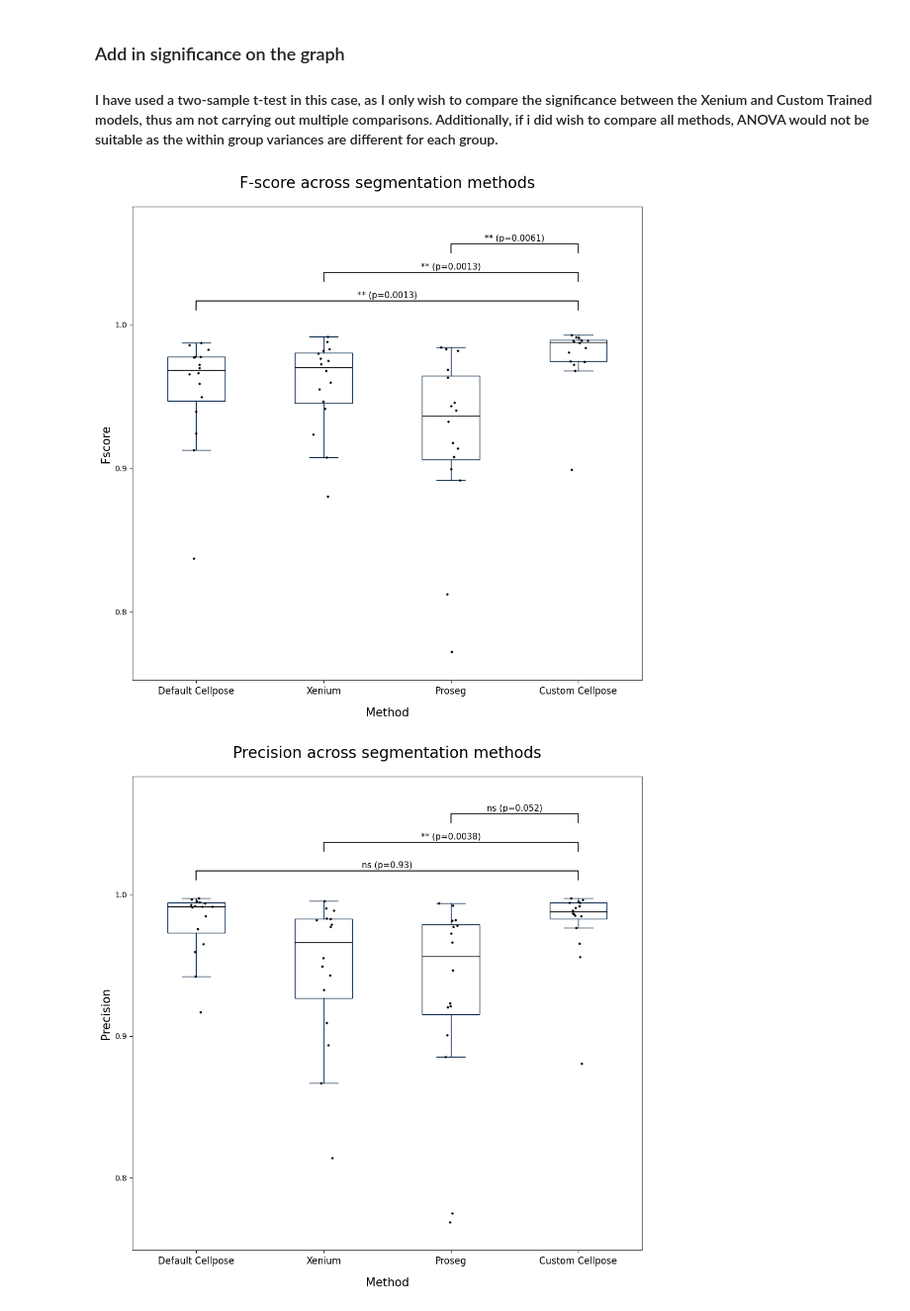
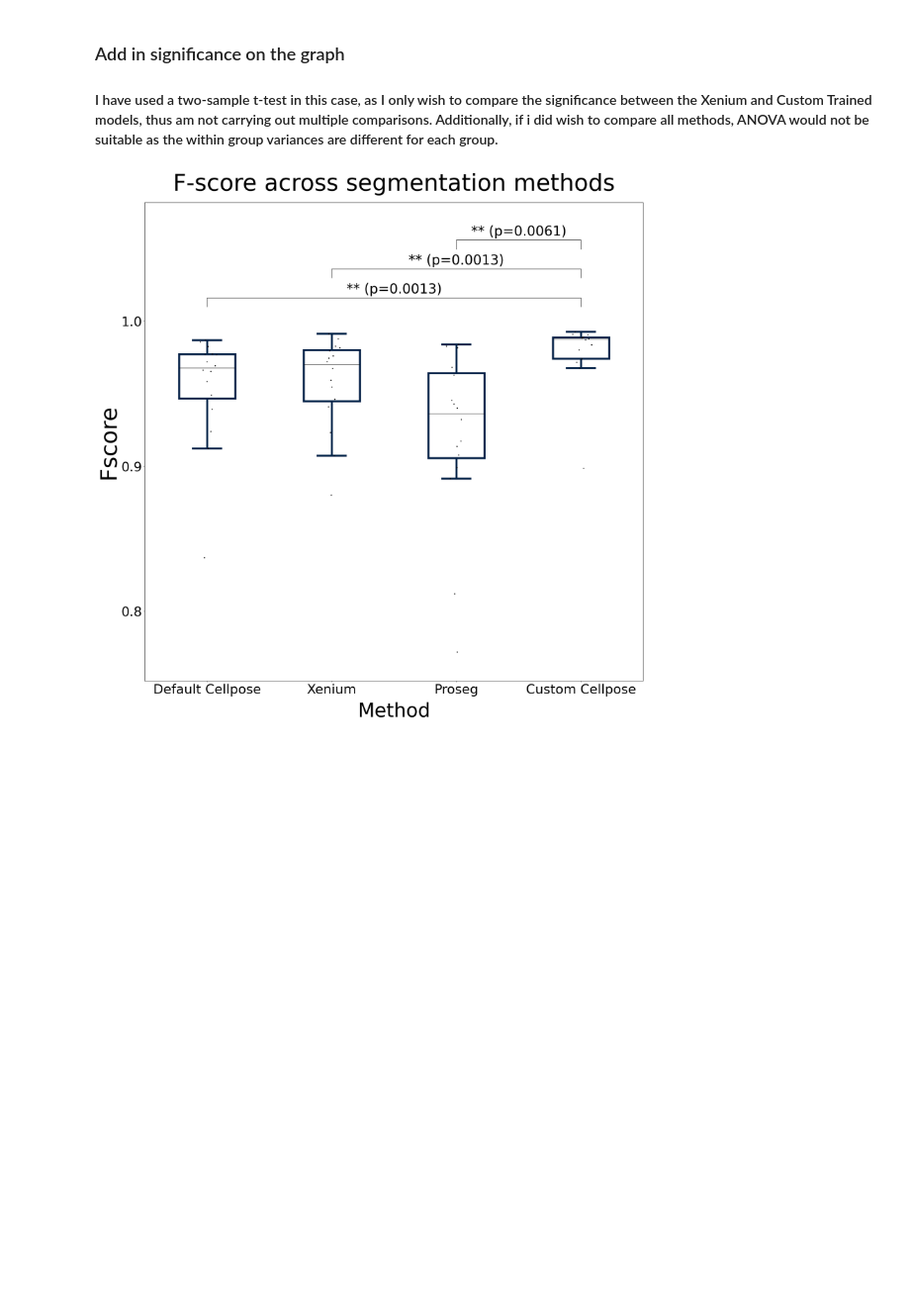
Before and after one commit to DominicBuxton/iMSC_Xenium_Phenocycler_Analysis, a Jupyter notebook: Graphs_Figures_Stats/Segmentation figure/Cellpose_Metrics_Stats.ipynb, the cells around one changed output. Shown at 99% size. Drawn from its saved outputs; the diff is of its cells as text; code cells hidden in the pictures; blank space fills up the shorter version.

```diff
--- a/Graphs_Figures_Stats/Segmentation figure/Cellpose_Metrics_Stats.ipynb
+++ b/Graphs_Figures_Stats/Segmentation figure/Cellpose_Metrics_Stats.ipynb
@@ -113,7 +112,7 @@ def add_significance_brace(ax, x1, x2, y, h, text, text_pad):
     # Draws the bracket geometry
     ax.plot([x1, x1, x2, x2], [y, y+h, y+h, y], lw=1.2, c='black')
     # Places text compactly right above the horizontal crossbar
-    ax.text((x1+x2)/2, y + h + text_pad, text, ha='center', va='bottom', fontsize=11)
+    ax.text((x1+x2)/2, y + h + text_pad, text, ha='center', va='bottom', fontsize=35)
 
 def plot_metric_stats_sig(metric_choice, segmentation_methods, title, control_method='Custom Cellpose', show_ns=True):
     """
@@ -125,9 +124,9 @@ def plot_metric_stats_sig(metric_choice, segmentation_methods, title, control_me
     n = len(method_names)
 
     colors = ["#002147"] * n
-    linewidth = 1
+    linewidth = 5
 
-    fig, ax = plt.subplots(figsize=(10, 10))
+    fig, ax = plt.subplots(figsize=(20, 20))
 
     bp = ax.boxplot(data, tick_labels=method_names, showfliers=False, patch_artist=True)
 
@@ -197,40 +196,43 @@ def plot_metric_stats_sig(metric_choice, segmentation_methods, title, control_me
     brace_h = span * 0.025    # Shortened downbracket leg length
     text_pad = span * 0.005   # Tighter space between horizontal line and text
     brace_gap = span * 0.05   # Compact stepping distance between stacked bars
 
     # Braces originate just clear of the 1.0 line boundary
     y_current = 1.01
 
     for level, ((i, j), p_corr) in enumerate(zip(pairs_indices, corrected_pvals)):
         label = get_significance_label(p_corr)
         if label == 'ns' and not show_ns:
             continue
 
         x1, x2 = i + 1, j + 1
         # Combined onto a single horizontal line string to avoid vertical text clutter
         text_str = f"{label} (p={p_corr:.2g})"
 
         add_significance_brace(ax, x1, x2, y_current, brace_h, text_str, text_pad)
 
         # Advance baseline forward to clear the current drawn element layout
         y_current += brace_h + text_pad + brace_gap
 
     # Expand the plot container limit to accommodate text overhead in clean white space
     ax.set_ylim(y_min, y_current + brace_gap)
 
-    ax.tick_params(axis='x', labelsize=12)
-    ax.set_title(f"{title} across segmentation methods", fontsize=20, y=1.03)
-    ax.set_xlabel("Method", fontsize=15, labelpad=15)
-    ax.set_ylabel(f"{metric_choice.title()}", fontsize=15)
+    ax.tick_params(axis='x', labelsize=34)
+    ax.tick_params(axis='y', labelsize= 34)
+
+
+    ax.set_title(f"{title} across segmentation methods", fontsize=60, y=1.02)
+    ax.set_xlabel("Method", fontsize=50, labelpad=15)
+    ax.set_ylabel(f"{metric_choice.title()}", fontsize=59)
 
     plt.tight_layout()
-    plt.savefig("", dpi = 400)
+    plt.savefig(fr"C:\Users\dbuxton\OneDrive\Desktop\biochem\Year 4\Thesis\results figures or slides\Final assembly\segmentation_figures\{metric_choice}.png", bbox_inches = 'tight', dpi = 500)
+
     plt.show()
 
 plot_metric_stats_sig('fscore',    {'Default Cellpose': default_cellpose, 'Xenium': xenium_proprietary, 'Proseg': proseg, 'Custom Cellpose': custom_cellpose}, title='F-score')
-plot_metric_stats_sig('precision', {'Default Cellpose': default_cellpose, 'Xenium': xenium_proprietary, 'Proseg': proseg, 'Custom Cellpose': custom_cellpose}, title='Precision')
-plot_metric_stats_sig('recall',    {'Default Cellpose': default_cellpose, 'Xenium': xenium_proprietary, 'Proseg': proseg, 'Custom Cellpose': custom_cellpose}, title='Recall')
-plot_metric_stats_sig('aji',       {'Default Cellpose': default_cellpose, 'Xenium': xenium_proprietary, 'Proseg': proseg, 'Custom Cellpose': custom_cellpose}, title='AJI')
+# plot_metric_stats_sig('precision', {'Default Cellpose': default_cellpose, 'Xenium': xenium_proprietary, 'Proseg': proseg, 'Custom Cellpose': custom_cellpose}, title='Precision')
+# plot_metric_stats_sig('recall',    {'Default Cellpose': default_cellpose, 'Xenium': xenium_proprietary, 'Proseg': proseg, 'Custom Cellpose': custom_cellpose}, title='Recall')
+# plot_metric_stats_sig('aji',       {'Default Cellpose': default_cellpose, 'Xenium': xenium_proprietary, 'Proseg': proseg, 'Custom Cellpose': custom_cellpose}, title='AJI')
 # %% [output]
-[figure, old version]
+[figure, new version]
-[figure, removed]
```
Also changed, not shown: parts of 2 cells of this notebook.
